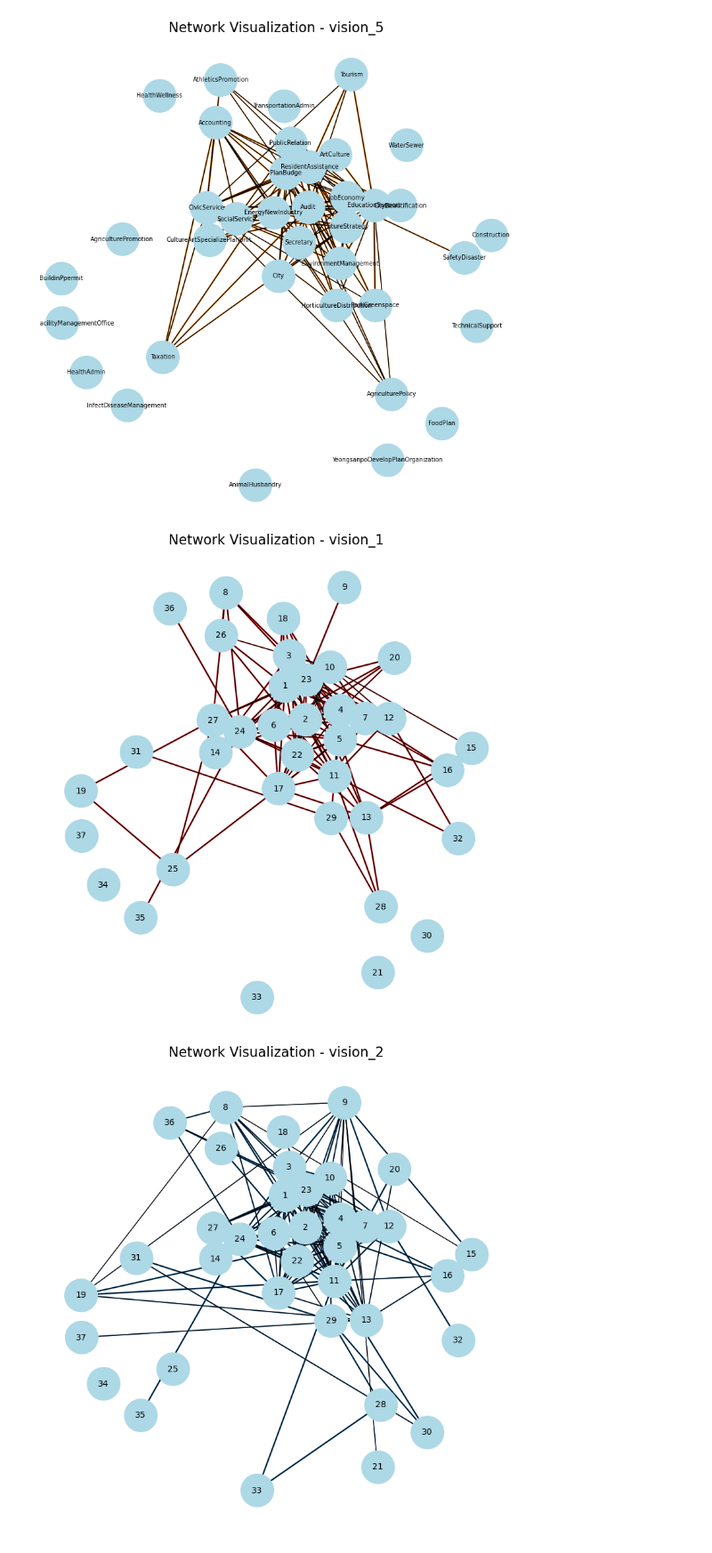
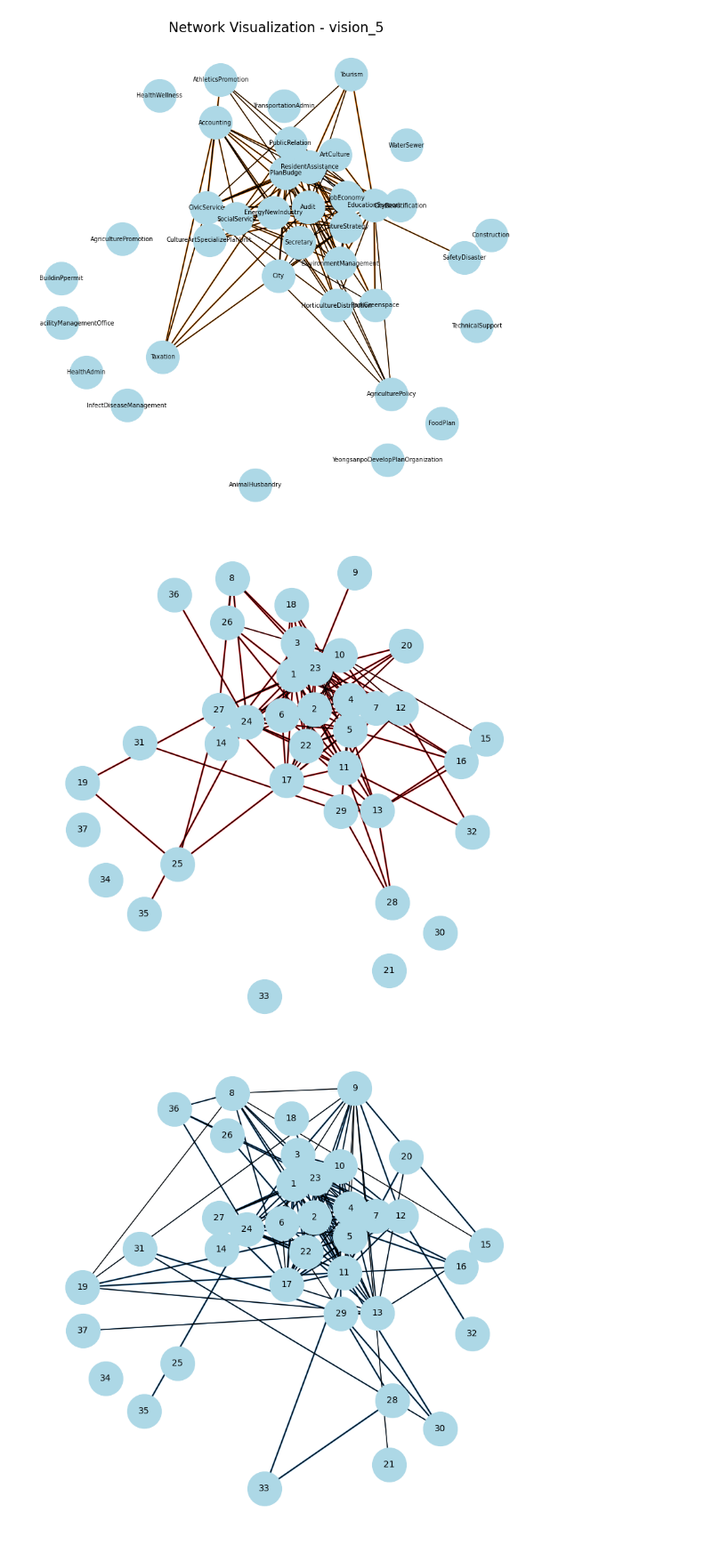
Before and after one commit to parksh5295/2024_Network_Science, a Jupyter notebook: network.ipynb, the cells around one changed output. Shown at 89% size. Cells and saved outputs as stored; diff of their text form; code cells hidden in the pictures.

```diff
--- a/network.ipynb
+++ b/network.ipynb
@@ -60,22 +60,22 @@ for layer_name, G in layer_networks.items():
 # %%
 for layer_name, G in layer_networks.items():
     plt.figure(figsize=(10, 10))
 
     edges = list(G.edges(data=True))
     weights = [d['weight'] for _, _, d in edges]
 
     nx.draw_networkx_edges(
         G, pos, edgelist=[(u, v) for u, v, _ in edges],
         edge_color=[layer_to_color[layer_name]] * len(edges),
         width=[w / max(weights) * 2 for w in weights]
     )
 
     nx.draw(G, pos, with_labels=True, labels={node: node for node in G.nodes()},
             node_size=1500, node_color="lightblue", font_size=10, font_color="black")
 
-    plt.title(f"Network Visualization - {layer_name}", fontsize=16)
+    # plt.title(f"Network Visualization - {layer_name}", fontsize=16)
     plt.savefig(f"Graph_images/{layer_name}_network_id.png", transparent=True)
     plt.show()
 # %% [output]
-[figure, old version]
+[figure, new version]
-[figure, old version]
+[figure, new version]
```
Also changed, not shown: parts of 1 cell of this notebook, 5 other files.
